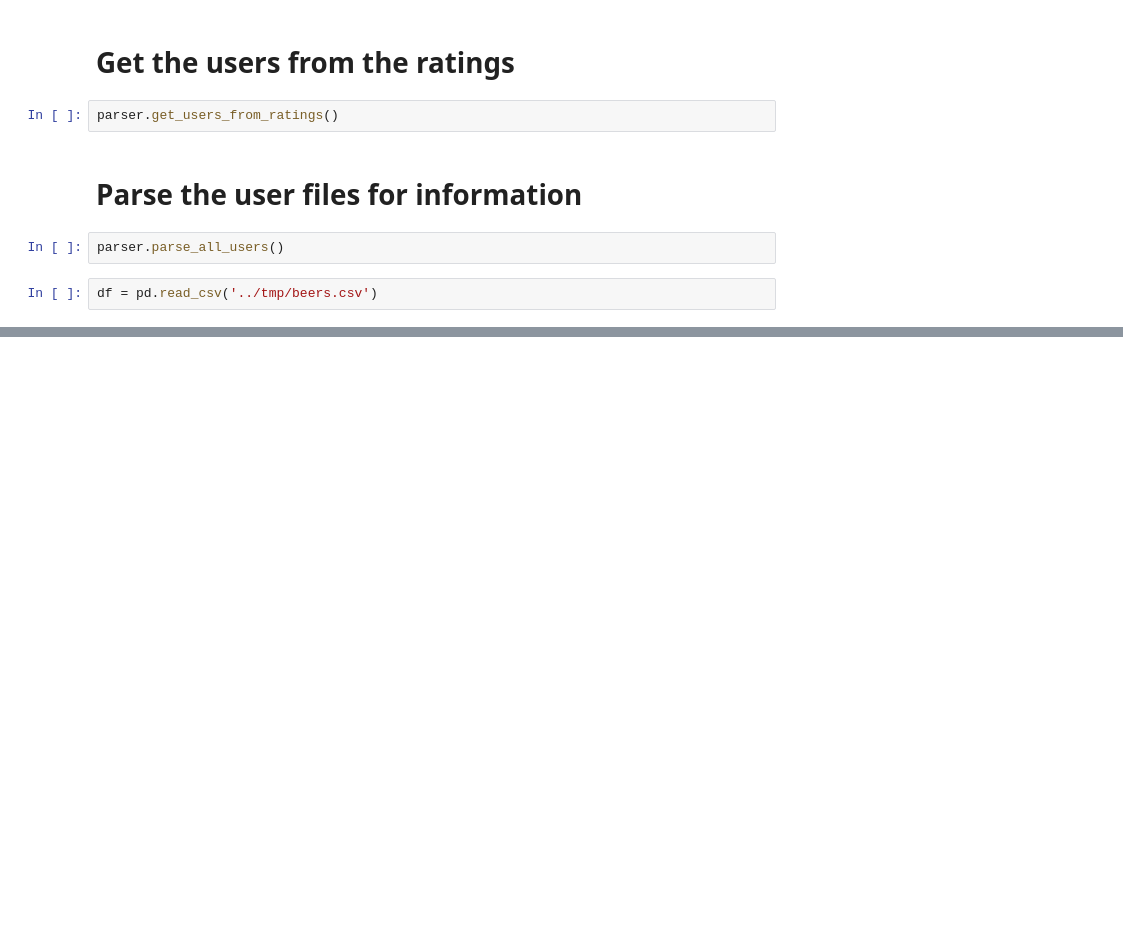
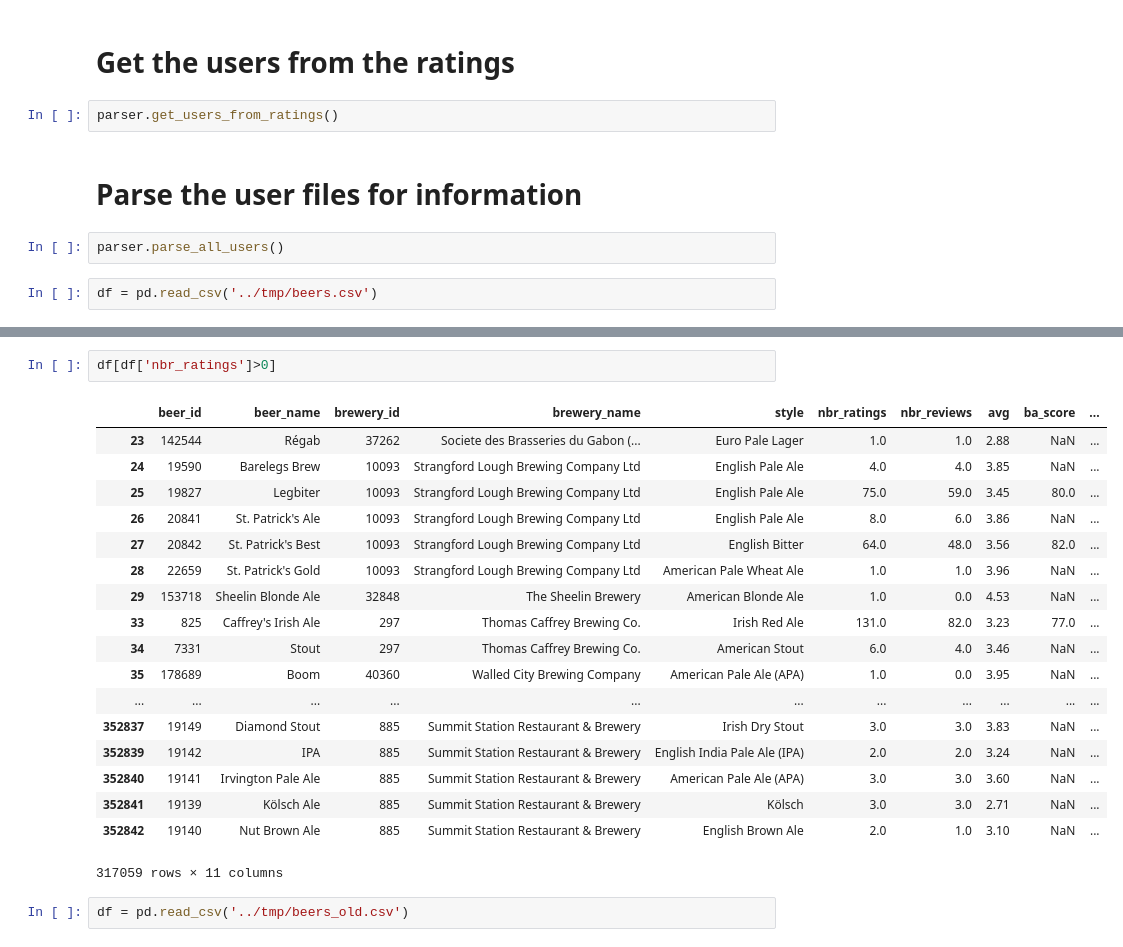
Before and after one commit to glederrey/beeradvocate_crawler, a Jupyter notebook: code/notebooks/parser.ipynb, the cells around one changed output, grey strips where cells are left out. Drawn from its saved outputs; the diff is of its cells as text; blank space fills up the shorter version.

```diff
--- a/code/notebooks/parser.ipynb
+++ b/code/notebooks/parser.ipynb
@@ -84,0 +98,23 @@ df
+# %%
+df[df['nbr_ratings']>0]
+# %% [output]
+|  | beer_id | beer_name | brewery_id | brewery_name | style | nbr_ratings | nbr_reviews | avg | ba_score | ... |
+| 23 | 142544 | Régab | 37262 | Societe des Brasseries du Gabon (... | Euro Pale Lager | 1.0 | 1.0 | 2.88 | NaN | ... |
+| 24 | 19590 | Barelegs Brew | 10093 | Strangford Lough Brewing Company Ltd | English Pale Ale | 4.0 | 4.0 | 3.85 | NaN | ... |
+| 25 | 19827 | Legbiter | 10093 | Strangford Lough Brewing Company Ltd | English Pale Ale | 75.0 | 59.0 | 3.45 | 80.0 | ... |
+| 26 | 20841 | St. Patrick's Ale | 10093 | Strangford Lough Brewing Company Ltd | English Pale Ale | 8.0 | 6.0 | 3.86 | NaN | ... |
+| 27 | 20842 | St. Patrick's Best | 10093 | Strangford Lough Brewing Company Ltd | English Bitter | 64.0 | 48.0 | 3.56 | 82.0 | ... |
+| 28 | 22659 | St. Patrick's Gold | 10093 | Strangford Lough Brewing Company Ltd | American Pale Wheat Ale | 1.0 | 1.0 | 3.96 | NaN | ... |
+| 29 | 153718 | Sheelin Blonde Ale | 32848 | The Sheelin Brewery | American Blonde Ale | 1.0 | 0.0 | 4.53 | NaN | ... |
+| 33 | 825 | Caffrey's Irish Ale | 297 | Thomas Caffrey Brewing Co. | Irish Red Ale | 131.0 | 82.0 | 3.23 | 77.0 | ... |
+| 34 | 7331 | Stout | 297 | Thomas Caffrey Brewing Co. | American Stout | 6.0 | 4.0 | 3.46 | NaN | ... |
+| 35 | 178689 | Boom | 40360 | Walled City Brewing Company | American Pale Ale (APA) | 1.0 | 0.0 | 3.95 | NaN | ... |
+| ... | ... | ... | ... | ... | ... | ... | ... | ... | ... | ... |
+| 352837 | 19149 | Diamond Stout | 885 | Summit Station Restaurant & Brewery | Irish Dry Stout | 3.0 | 3.0 | 3.83 | NaN | ... |
+| 352839 | 19142 | IPA | 885 | Summit Station Restaurant & Brewery | English India Pale Ale (IPA) | 2.0 | 2.0 | 3.24 | NaN | ... |
+| 352840 | 19141 | Irvington Pale Ale | 885 | Summit Station Restaurant & Brewery | American Pale Ale (APA) | 3.0 | 3.0 | 3.60 | NaN | ... |
+| 352841 | 19139 | Kölsch Ale | 885 | Summit Station Restaurant & Brewery | Kölsch | 3.0 | 3.0 | 2.71 | NaN | ... |
+| 352842 | 19140 | Nut Brown Ale | 885 | Summit Station Restaurant & Brewery | English Brown Ale | 2.0 | 1.0 | 3.10 | NaN | ... |
+317059 rows × 11 columns
+# %%
+df = pd.read_csv('../tmp/beers_old.csv')
```
Also changed, not shown: parts of 6 cells of this notebook, 1 other file.
